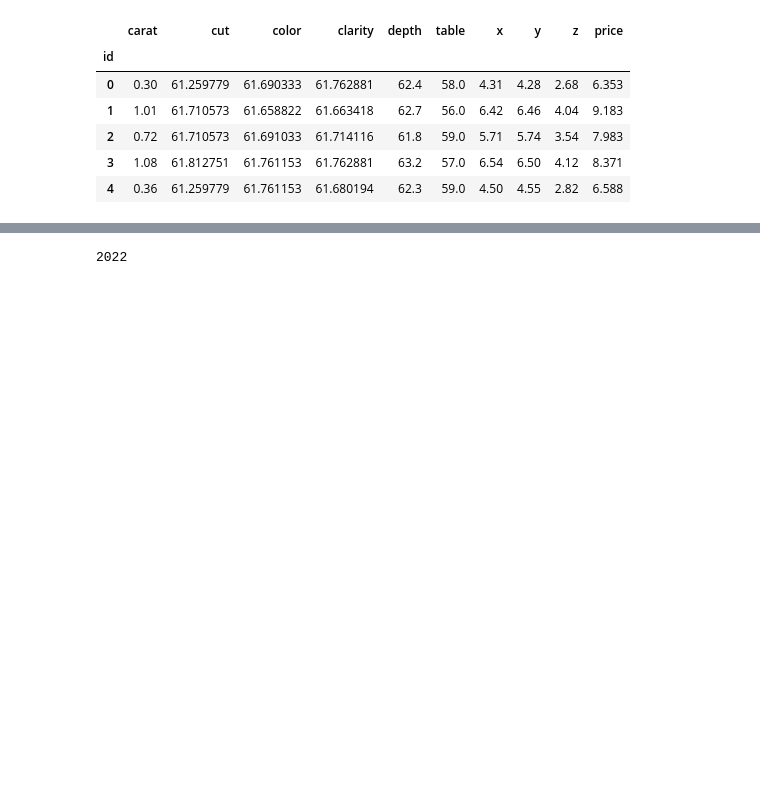
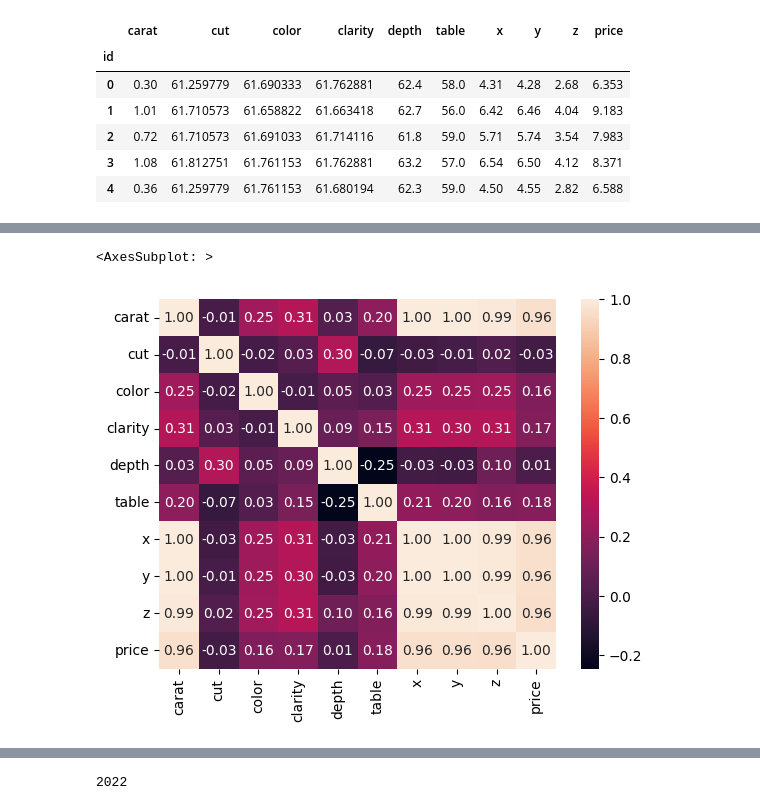
Before and after one commit to Lsdbot/Diamond, a Jupyter notebook: Data_preprocessing.ipynb, the cells around one changed output, grey strips where cells are left out. Saved outputs shown, nothing was run; the diff lists cells and outputs as text; code cells hidden in the pictures; blank space fills up the shorter version.

```diff
--- a/Data_preprocessing.ipynb
+++ b/Data_preprocessing.ipynb
@@ -112,3 +163,8 @@ db2.describe()
 | 50% | 0.103950 | 0.161548 | 0.453828 | 0.166956 | 0.522222 | 0.254902 | 0.529795 | 0.096774 | 0.110692 | 0.491492 |
 | 75% | 0.174636 | 0.198164 | 0.752440 | 0.266833 | 0.541667 | 0.294118 | 0.608939 | 0.111036 | 0.126730 | 0.689026 |
 | max | 1.000000 | 1.000000 | 1.000000 | 1.000000 | 1.000000 | 1.000000 | 1.000000 | 1.000000 | 1.000000 | 1.000000 |
+# %%
+sns.heatmap(db2.corr(method='spearman'), annot=True, fmt=".2f")
+# %% [output]
+<AxesSubplot: >
+[figure, added]
```
Also changed, not shown: parts of 23 cells of this notebook.
